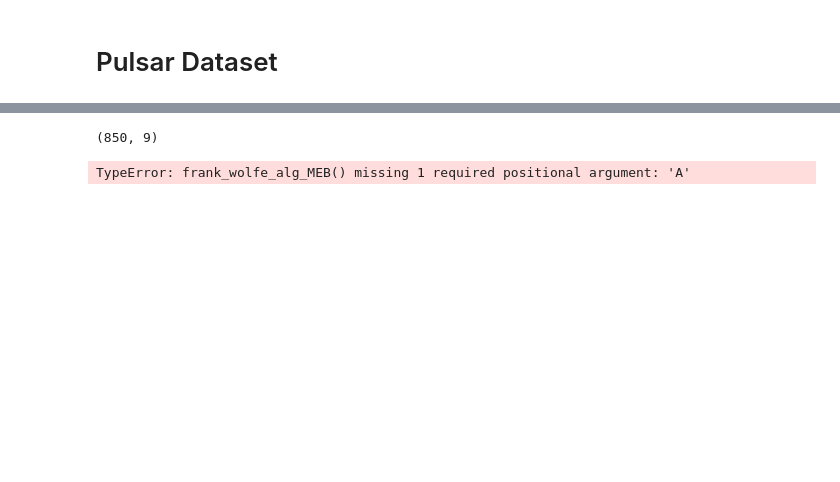
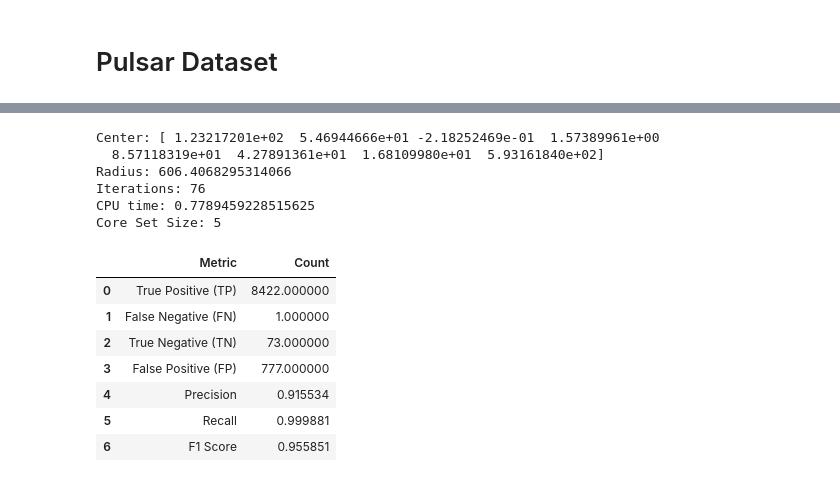
Before and after one commit to joanorePD/Astronomical_Anomaly_Detection_with_MEB, a Jupyter notebook: notebooks/meb.ipynb, the cells around one changed output, grey strips where cells are left out. Saved outputs shown, nothing was run; the diff lists cells and outputs as text; code cells hidden in the pictures; blank space fills up the shorter version.

```diff
--- a/notebooks/meb.ipynb
+++ b/notebooks/meb.ipynb
@@ -210,9 +238,12 @@ print(qso_g_df[qso_g_df['class'] == 'QSO']['InsideBall'].sum())
 # Pulsar Dataset
 # %%
 # open the pulsar dataset
-pulsar_df = pd.read_csv('/content/drive/MyDrive/O4DS Project/Code-Optimization/datasets/pulsar_data_train.csv')
+pulsar_df = pd.read_csv('/Users/joanorellanarios/Library/CloudStorage/GoogleDrive-joanorellanarios@gmail.com/.shortcut-targets-by-id/1z6ENK60qqh_p9m3YYszZSa4DRbTIfFRg/Master/2nd Semester/Optimization for Data Science/O4DS Project/Code-Optimization/datasets/pulsar_data_train.csv')
 
 pulsar_df = pulsar_df.dropna()
+
+pulsar_df.rename(columns={'target_class': 'type'}, inplace=True)
+
 space_columns = pulsar_df.columns[:-1]  # Exclude the last column
 
 # display the first 5 rows
@@ -224,17 +255,18 @@ display(pulsar_df.head())
 | 2 | 130.585938 | 53.229534 | 0.133408 | -0.297242 | ... |
 | 4 | 84.804688 | 36.117659 | 0.825013 | 3.274125 | ... |
 | 7 | 109.406250 | 55.912521 | 0.565106 | 0.056247 | ... |
-# %%
-pulsar_df[pulsar_df['target_class'] == 1.0].shape
-# %% [output]
-(850, 9)
 # %%
-pulsar_df_0 = pulsar_df[pulsar_df['target_class'] == 0.0]
+train_set = pulsar_df[pulsar_df['class'] == 0.0]
 
 
-c_pulsar, r_pulsar, k_pulsar = frank_wolfe_alg_MEB(pulsar_df_0[space_columns] .values)
+c_pulsar, r_pulsar, k_pulsar, chi_pulsar, time_pulsar = frank_wolfe_alg_MEB(0.001, train_set[space_columns].iloc[:len(train_set)//2].values)
 # %% [output]
-TypeError: frank_wolfe_alg_MEB() missing 1 required positional argument: 'A'
+Center: [ 1.23217201e+02  5.46944666e+01 -2.18252469e-01  1.57389961e+00
+  8.57118319e+01  4.27891361e+01  1.68109980e+01  5.93161840e+02]
+Radius: 606.4068295314066
+Iterations: 76
+CPU time: 0.7789459228515625
+Core Set Size: 5
 # %%
 # Select columns representing the 9-dimensional space
 space_columns = pulsar_df.columns[:-1]  # Exclude the last column
@@ -248,0 +279,11 @@ print(pulsar_df[pulsar_df['target_class'] == 1.0]['InsideBall'].sum())
+# %%
+measure_accuracy(1.0, 0.0, pulsar_df)
+# %% [output]
+|  | Metric | Count |
+| 0 | True Positive (TP) | 8422.000000 |
+| 1 | False Negative (FN) | 1.000000 |
+| 2 | True Negative (TN) | 73.000000 |
+| 3 | False Positive (FP) | 777.000000 |
+| 4 | Precision | 0.915534 |
+| 5 | Recall | 0.999881 |
+| 6 | F1 Score | 0.955851 |
```
Also changed, not shown: parts of 26 cells of this notebook, 5 other files.
